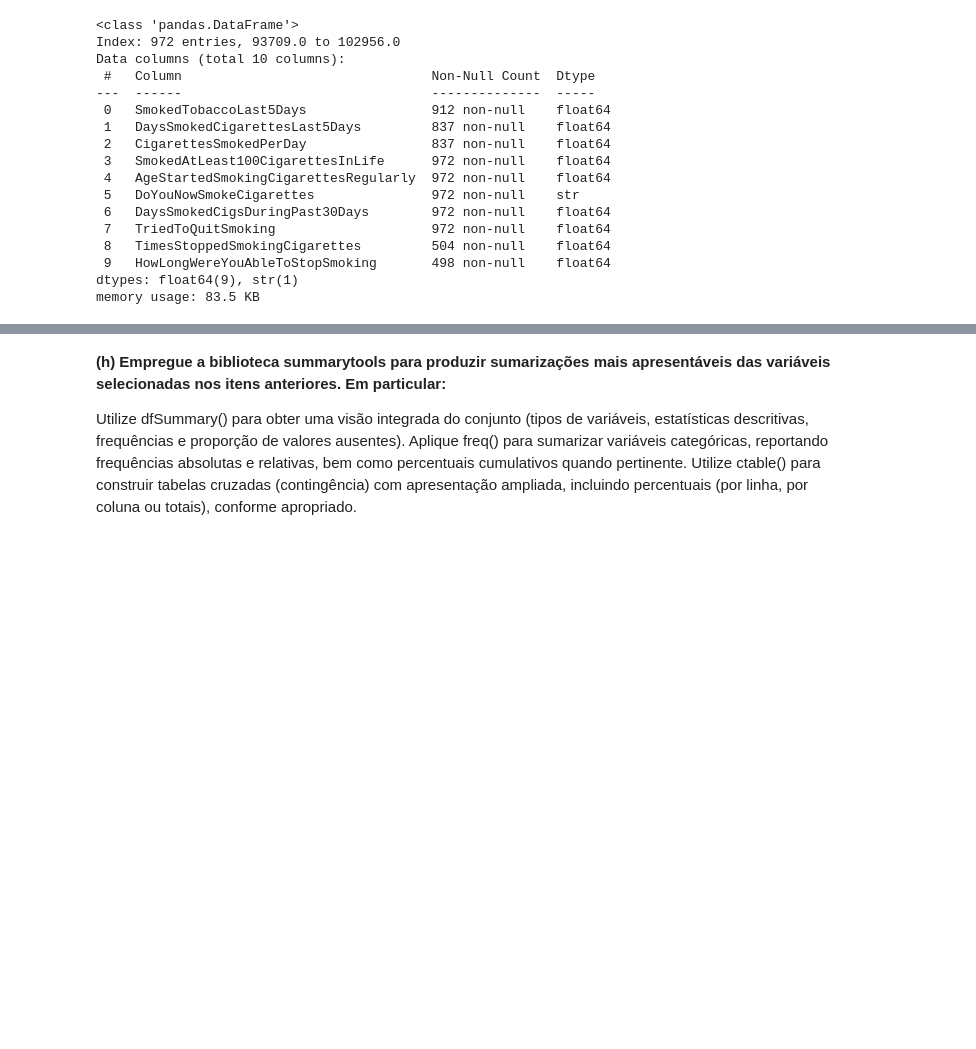
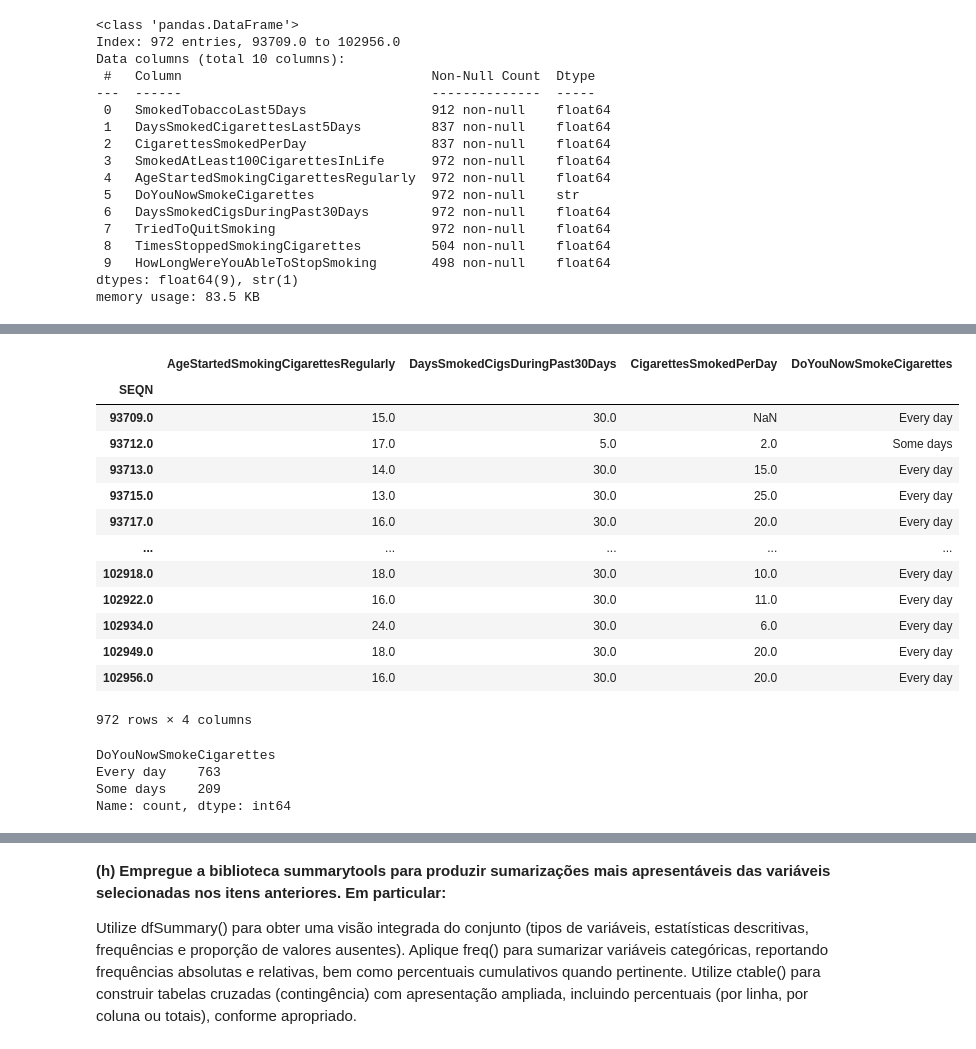
Before and after one commit to Racciatti/aprendizado_supervisionado, a Jupyter notebook: Code/EDA.ipynb, the cells around one changed output, grey strips where cells are left out. Cells and saved outputs as stored; diff of their text form; code cells hidden in the pictures; blank space fills up the shorter version.

```diff
--- a/Code/EDA.ipynb
+++ b/Code/EDA.ipynb
@@ -344,0 +363,3 @@ memory usage: 83.5 KB
+# %%
+selected_samples_df['HowLongWereYouAbleToStopSmoking'].fillna(0, inplace=True)
+selected_samples_df['TimesStoppedSmokingCigarettes'].fillna(0, inplace=True)
@@ -344,0 +396,4 @@ memory usage: 83.5 KB
+# %%
+boolean_cols = 'TriedToQuitSmoking SmokedAtLeast100CigarettesInLife SmokedTobaccoLast5Days TimesStoppedSmokingCigarettes HowLongWereYouAbleToStopSmoking'.split()
+for col in boolean_cols:
+    selected_samples_df[col] = [True if val == 1 else False for val in selected_samples_df[col]]
@@ -373,0 +619,26 @@ Obtenha as correspondentes frequências relativas.
+# %%
+selected_variables = 'AgeStartedSmokingCigarettesRegularly DaysSmokedCigsDuringPast30Days CigarettesSmokedPerDay DoYouNowSmokeCigarettes'.split()
+selected_df = selected_samples_df[selected_variables]
+selected_df
+# %% [output]
+|  | AgeStartedSmokingCigarettesRegularly | DaysSmokedCigsDuringPast30Days | CigarettesSmokedPerDay | DoYouNowSmokeCigarettes |
+| SEQN |  |  |  |  |
+| 93709.0 | 15.0 | 30.0 | NaN | Every day |
+| 93712.0 | 17.0 | 5.0 | 2.0 | Some days |
+| 93713.0 | 14.0 | 30.0 | 15.0 | Every day |
+| 93715.0 | 13.0 | 30.0 | 25.0 | Every day |
+| 93717.0 | 16.0 | 30.0 | 20.0 | Every day |
+| ... | ... | ... | ... | ... |
+| 102918.0 | 18.0 | 30.0 | 10.0 | Every day |
+| 102922.0 | 16.0 | 30.0 | 11.0 | Every day |
+| 102934.0 | 24.0 | 30.0 | 6.0 | Every day |
+| 102949.0 | 18.0 | 30.0 | 20.0 | Every day |
+| 102956.0 | 16.0 | 30.0 | 20.0 | Every day |
+972 rows × 4 columns
+# %%
+selected_df['DoYouNowSmokeCigarettes'].value_counts()
+# %% [output]
+DoYouNowSmokeCigarettes
+Every day    763
+Some days    209
+Name: count, dtype: int64
```
Also changed, not shown: parts of 44 cells of this notebook.
